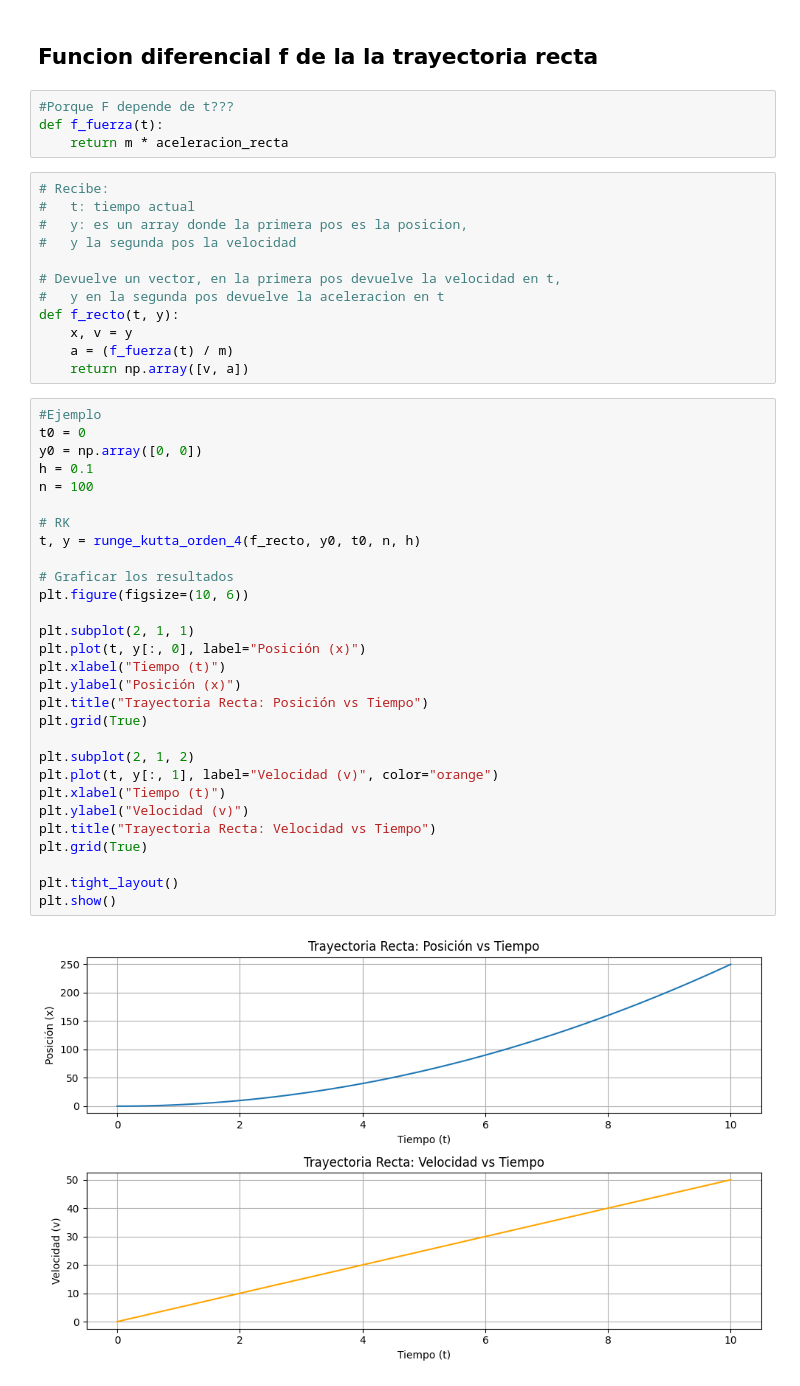
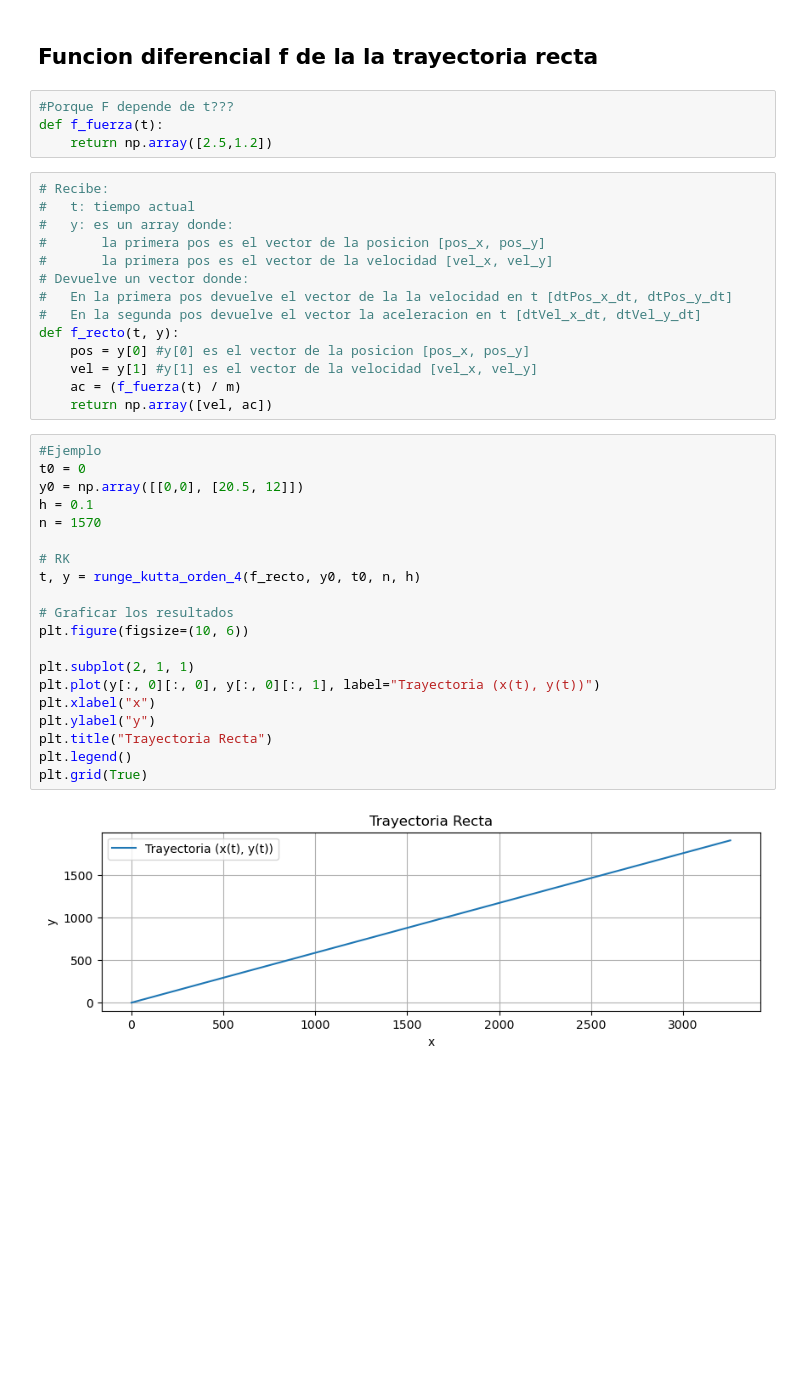
Before and after one commit to ricardolcvuba/tp_modelacion_grupo09, a Jupyter notebook: tp_modelacion.ipynb, the cells around one changed output. Saved outputs shown, nothing was run; the diff lists cells and outputs as text; blank space fills up the shorter version.

```diff
--- a/tp_modelacion.ipynb
+++ b/tp_modelacion.ipynb
@@ -109,47 +113,40 @@ aceleracion_recta = 5
 # %%
 #Porque F depende de t???
 def f_fuerza(t):
-    return m * aceleracion_recta
+    return np.array([2.5,1.2])
 # %%
 # Recibe:
 #   t: tiempo actual
-#   y: es un array donde la primera pos es la posicion,
-#   y la segunda pos la velocidad
-
-# Devuelve un vector, en la primera pos devuelve la velocidad en t,
-#   y en la segunda pos devuelve la aceleracion en t
+#   y: es un array donde:
+#       la primera pos es el vector de la posicion [pos_x, pos_y]
+#       la primera pos es el vector de la velocidad [vel_x, vel_y]
+# Devuelve un vector donde:
+#   En la primera pos devuelve el vector de la la velocidad en t [dtPos_x_dt, dtPos_y_dt]
+#   En la segunda pos devuelve el vector la aceleracion en t [dtVel_x_dt, dtVel_y_dt]
 def f_recto(t, y):
-    x, v = y
-    a = (f_fuerza(t) / m)
-    return np.array([v, a])
+    pos = y[0] #y[0] es el vector de la posicion [pos_x, pos_y]
+    vel = y[1] #y[1] es el vector de la velocidad [vel_x, vel_y]
+    ac = (f_fuerza(t) / m)
+    return np.array([vel, ac])
 # %%
 #Ejemplo
 t0 = 0
-y0 = np.array([0, 0])
+y0 = np.array([[0,0], [20.5, 12]])
 h = 0.1
-n = 100
+n = 1570
 
 # RK
 t, y = runge_kutta_orden_4(f_recto, y0, t0, n, h)
 
 # Graficar los resultados
 plt.figure(figsize=(10, 6))
 
 plt.subplot(2, 1, 1)
-plt.plot(t, y[:, 0], label="Posición (x)")
-plt.xlabel("Tiempo (t)")
-plt.ylabel("Posición (x)")
-plt.title("Trayectoria Recta: Posición vs Tiempo")
+plt.plot(y[:, 0][:, 0], y[:, 0][:, 1], label="Trayectoria (x(t), y(t))")
+plt.xlabel("x")
+plt.ylabel("y")
+plt.title("Trayectoria Recta")
+plt.legend()
 plt.grid(True)
-
-plt.subplot(2, 1, 2)
-plt.plot(t, y[:, 1], label="Velocidad (v)", color="orange")
-plt.xlabel("Tiempo (t)")
-plt.ylabel("Velocidad (v)")
-plt.title("Trayectoria Recta: Velocidad vs Tiempo")
-plt.grid(True)
-
-plt.tight_layout()
-plt.show()
 # %% [output]
-[figure, old version]
+[figure, new version]
```
Also changed, not shown: parts of 11 cells of this notebook.
